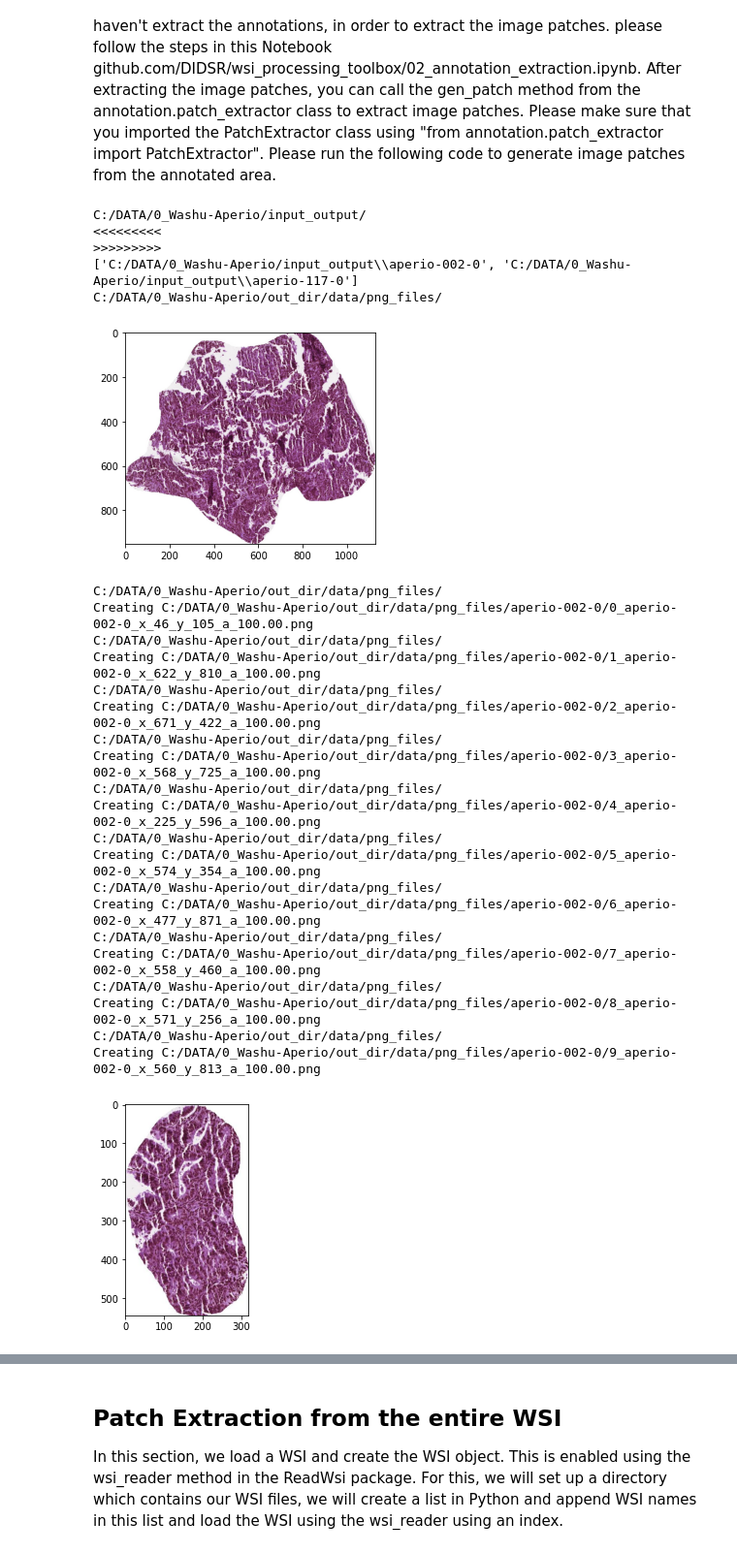
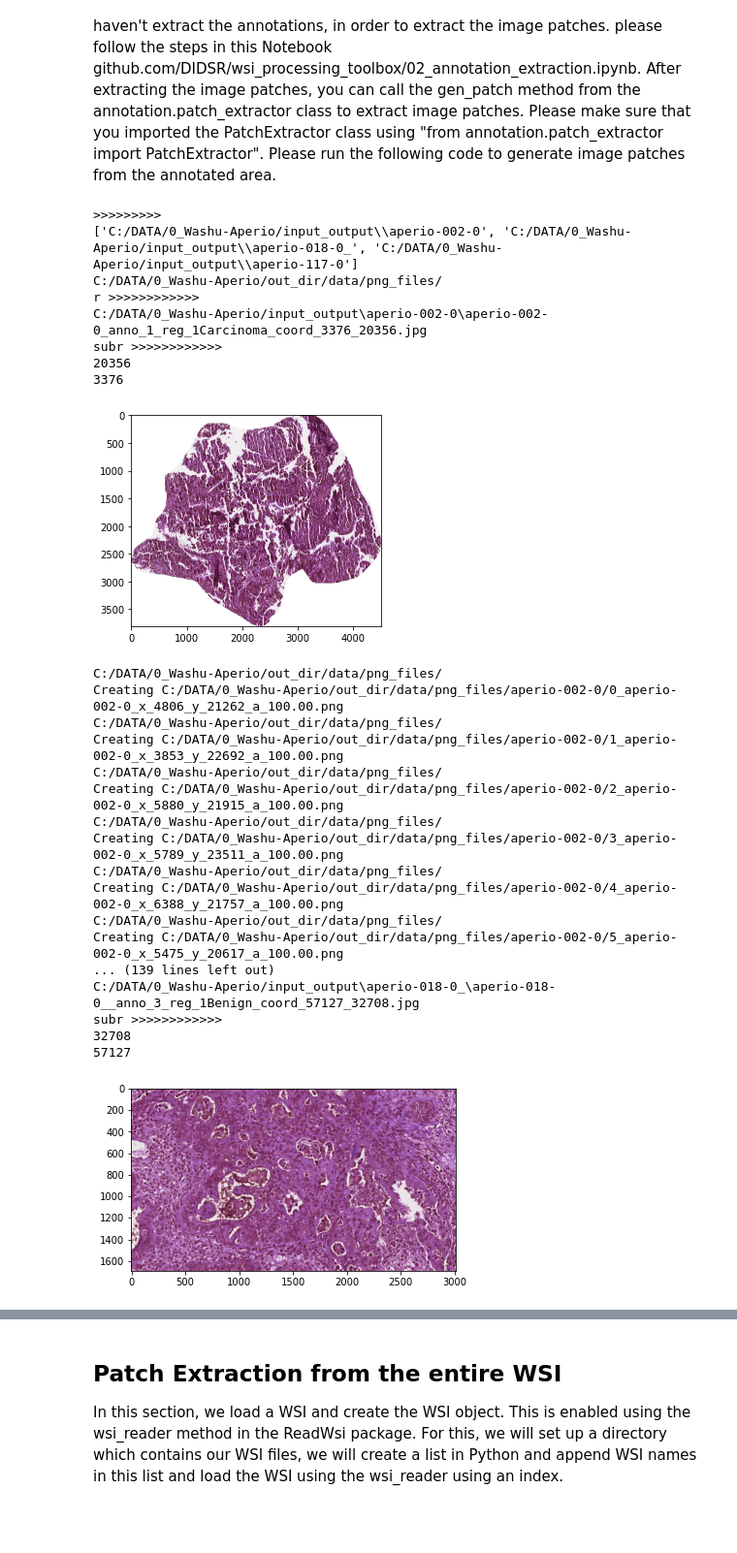
Before and after one commit to DIDSR/ValidPath, a Jupyter notebook: 03_patch_extraction.ipynb, the cells around one changed output, grey strips where cells are left out. Shown at 97% size. Cells and saved outputs as stored; diff of their text form; code cells hidden in the pictures; blank space fills up the shorter version.

```diff
--- a/03_patch_extraction.ipynb
+++ b/03_patch_extraction.ipynb
@@ -46,41 +46,43 @@ import matplotlib.pyplot as plt
 # %% [markdown]
 ## Patch extraction from annotated area
 In this demonstration, we show you how to extract image patches from the annotated region of the WSI. We do this by using WSIToolbox's PatchExtractor class. This step should be run after extracting the annotated area of the WSI. If you haven't extract the annotations, in order to extract the image patches. please follow the steps in this Notebook github.com/DIDSR/wsi_processing_toolbox/02_annotation_extraction.ipynb. After extracting the image patches, you can call the gen_patch method from the annotation.patch_extractor class to extract image patches. Please make sure that you imported the PatchExtractor class using "from annotation.patch_extractor import PatchExtractor". Please run the following code to generate image patches from the annotated area.
+# %%
+PatchExtractor = PatchExtractor()
 # %%
 INPUTDIR = 'C:/DATA/0_Washu-Aperio/input_output/'
 PatchSize = (255,255)
 Number_of_Patches = 10
 OUTPUTDIR = 'C:/DATA/0_Washu-Aperio/out_dir/'
-intensity_check = False
+intensity_check = True
 intensity_threshold = 250
 
 PatchExtractor.gen_patch(INPUTDIR,PatchSize,Number_of_Patches,intensity_check,intensity_threshold,OUTPUTDIR)
 # %% [output]
-C:/DATA/0_Washu-Aperio/input_output/
-<<<<<<<<<
 >>>>>>>>>
-['C:/DATA/0_Washu-Aperio/input_output\\aperio-002-0', 'C:/DATA/0_Washu-Aperio/input_output\\aperio-117-0']
+['C:/DATA/0_Washu-Aperio/input_output\\aperio-002-0', 'C:/DATA/0_Washu-Aperio/input_output\\aperio-018-0_', 'C:/DATA/0_Washu-Aperio/input_output\\aperio-117-0']
 C:/DATA/0_Washu-Aperio/out_dir/data/png_files/
+r >>>>>>>>>>>>
+C:/DATA/0_Washu-Aperio/input_output\aperio-002-0\aperio-002-0_anno_1_reg_1Carcinoma_coord_3376_20356.jpg
+subr >>>>>>>>>>>>
+20356
+3376
-[figure, old version]
+[figure, new version]
 C:/DATA/0_Washu-Aperio/out_dir/data/png_files/
-Creating C:/DATA/0_Washu-Aperio/out_dir/data/png_files/aperio-002-0/0_aperio-002-0_x_46_y_105_a_100.00.png
+Creating C:/DATA/0_Washu-Aperio/out_dir/data/png_files/aperio-002-0/0_aperio-002-0_x_4806_y_21262_a_100.00.png
 C:/DATA/0_Washu-Aperio/out_dir/data/png_files/
-Creating C:/DATA/0_Washu-Aperio/out_dir/data/png_files/aperio-002-0/1_aperio-002-0_x_622_y_810_a_100.00.png
+Creating C:/DATA/0_Washu-Aperio/out_dir/data/png_files/aperio-002-0/1_aperio-002-0_x_3853_y_22692_a_100.00.png
 C:/DATA/0_Washu-Aperio/out_dir/data/png_files/
-Creating C:/DATA/0_Washu-Aperio/out_dir/data/png_files/aperio-002-0/2_aperio-002-0_x_671_y_422_a_100.00.png
+Creating C:/DATA/0_Washu-Aperio/out_dir/data/png_files/aperio-002-0/2_aperio-002-0_x_5880_y_21915_a_100.00.png
 C:/DATA/0_Washu-Aperio/out_dir/data/png_files/
-Creating C:/DATA/0_Washu-Aperio/out_dir/data/png_files/aperio-002-0/3_aperio-002-0_x_568_y_725_a_100.00.png
+Creating C:/DATA/0_Washu-Aperio/out_dir/data/png_files/aperio-002-0/3_aperio-002-0_x_5789_y_23511_a_100.00.png
 C:/DATA/0_Washu-Aperio/out_dir/data/png_files/
-Creating C:/DATA/0_Washu-Aperio/out_dir/data/png_files/aperio-002-0/4_aperio-002-0_x_225_y_596_a_100.00.png
+Creating C:/DATA/0_Washu-Aperio/out_dir/data/png_files/aperio-002-0/4_aperio-002-0_x_6388_y_21757_a_100.00.png
 C:/DATA/0_Washu-Aperio/out_dir/data/png_files/
-Creating C:/DATA/0_Washu-Aperio/out_dir/data/png_files/aperio-002-0/5_aperio-002-0_x_574_y_354_a_100.00.png
-C:/DATA/0_Washu-Aperio/out_dir/data/png_files/
-Creating C:/DATA/0_Washu-Aperio/out_dir/data/png_files/aperio-002-0/6_aperio-002-0_x_477_y_871_a_100.00.png
-C:/DATA/0_Washu-Aperio/out_dir/data/png_files/
-Creating C:/DATA/0_Washu-Aperio/out_dir/data/png_files/aperio-002-0/7_aperio-002-0_x_558_y_460_a_100.00.png
-C:/DATA/0_Washu-Aperio/out_dir/data/png_files/
-Creating C:/DATA/0_Washu-Aperio/out_dir/data/png_files/aperio-002-0/8_aperio-002-0_x_571_y_256_a_100.00.png
-C:/DATA/0_Washu-Aperio/out_dir/data/png_files/
-Creating C:/DATA/0_Washu-Aperio/out_dir/data/png_files/aperio-002-0/9_aperio-002-0_x_560_y_813_a_100.00.png
+Creating C:/DATA/0_Washu-Aperio/out_dir/data/png_files/aperio-002-0/5_aperio-002-0_x_5475_y_20617_a_100.00.png
+... (139 lines left out)
+C:/DATA/0_Washu-Aperio/input_output\aperio-018-0_\aperio-018-0__anno_3_reg_1Benign_coord_57127_32708.jpg
+subr >>>>>>>>>>>>
+32708
+57127
-[figure, old version]
+[figure, new version]
 C:/DATA/0_Washu-Aperio/out_dir/data/png_files/
```
Also changed, not shown: parts of 6 cells of this notebook, 3 other files.
